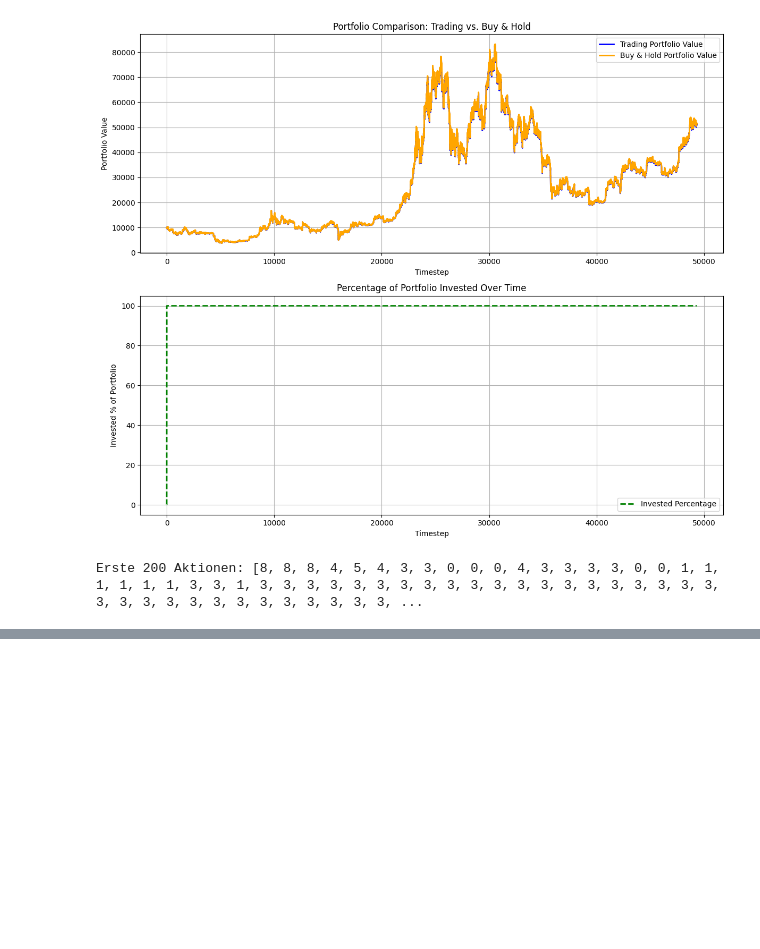
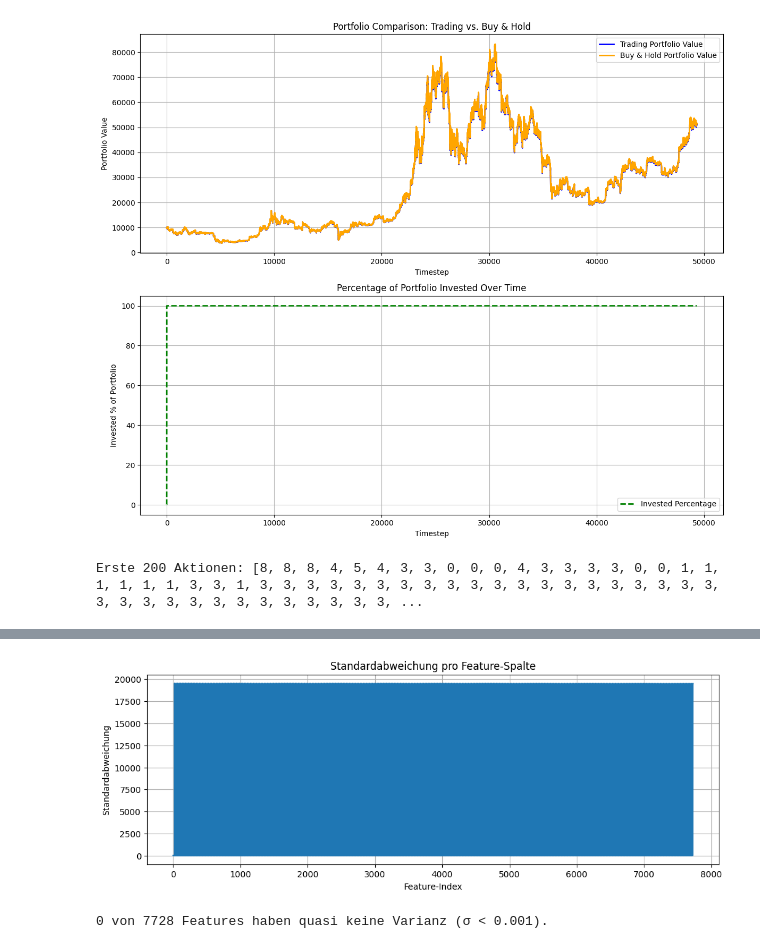
Before and after one commit to TrxtanF/Studienarbeit, a Jupyter notebook: Agents/simple_evaluation.ipynb, the cells around one changed output, grey strips where cells are left out. Drawn from its saved outputs; the diff is of its cells as text; code cells hidden in the pictures; blank space fills up the shorter version.

```diff
--- a/Agents/simple_evaluation.ipynb
+++ b/Agents/simple_evaluation.ipynb
@@ -317,0 +331,26 @@ plot_similarity_sample(obs_array, sample_size=5000)
+# %%
+import numpy as np
+import matplotlib.pyplot as plt
+
+def plot_feature_variance(obs_list):
+    """
+    Zeigt die Standardabweichung pro Feature-Spalte über alle Beobachtungen.
+    """
+    obs_array = np.array([obs.flatten() for obs in obs_list])
+    stds = np.std(obs_array, axis=0)
+
+    plt.figure(figsize=(12, 4))
+    plt.plot(stds)
+    plt.title("Standardabweichung pro Feature-Spalte")
+    plt.xlabel("Feature-Index")
+    plt.ylabel("Standardabweichung")
+    plt.grid(True)
+    plt.show()
+
+    low_var_features = np.sum(stds < 1e-3)
+    print(f"{low_var_features} von {len(stds)} Features haben quasi keine Varianz (σ < 0.001).")
+
+plot_feature_variance(obs_array)
+# %% [output]
+[figure, added]
+0 von 7728 Features haben quasi keine Varianz (σ < 0.001).
```
Also changed, not shown: parts of 7 cells of this notebook, 1 other file.
